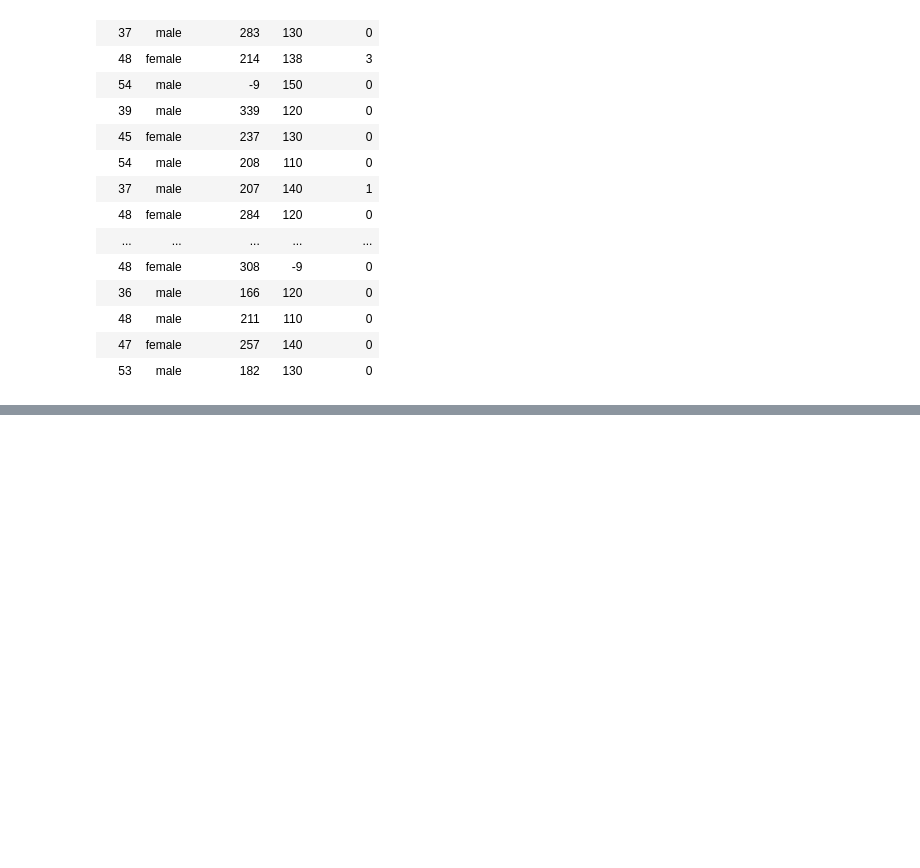
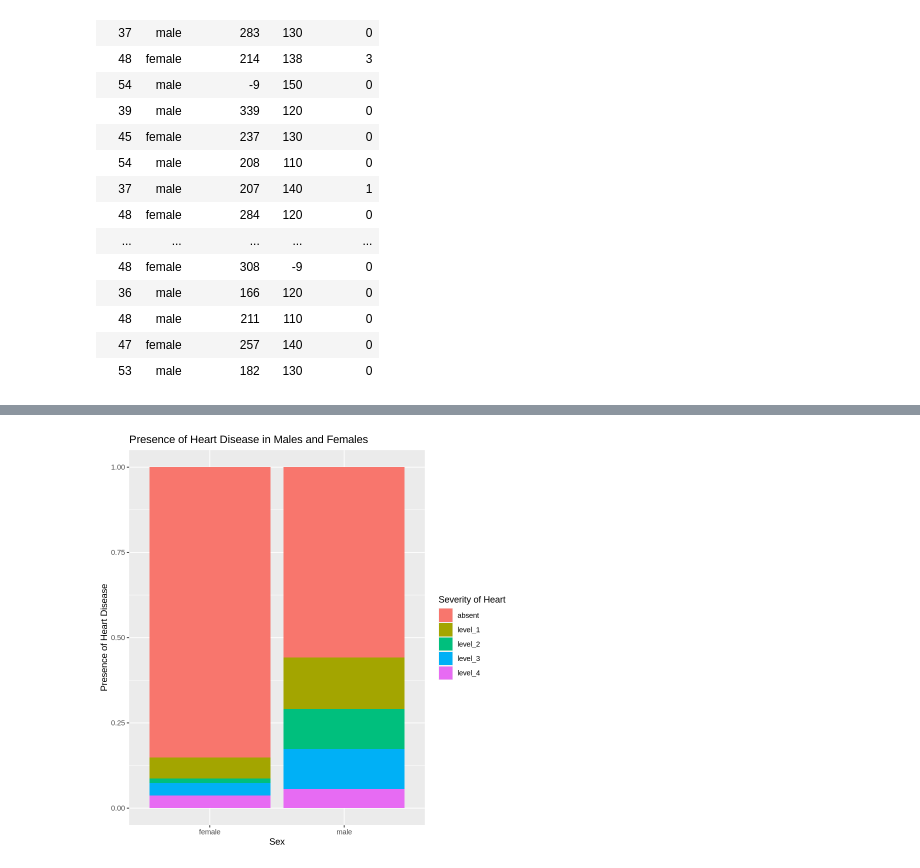
Before and after one commit to denali-gordon/Heart-Disease---Group-Project-DSCI, a Jupyter notebook: heartdiseasecode.ipynb, the cells around one changed output, grey strips where cells are left out. Drawn from its saved outputs; the diff is of its cells as text; code cells hidden in the pictures; blank space fills up the shorter version.

Commit message:
with visualization now!!

```diff
--- a/heartdiseasecode.ipynb
+++ b/heartdiseasecode.ipynb
@@ -179,0 +190,14 @@ A data.frame: 5 × 5
+# %%
+heart_disease_1<- select(heart_disease_final, sex, diagnosis)
+
+heart_disease_1_plot <- heart_disease_1 |>
+   ggplot(aes(x = sex, fill = diagnosis)) +
+   geom_bar(position = 'fill') +
+   xlab("Sex") +
+   ylab("Presence of Heart Disease") +
+   labs(fill = "Severity of Heart") +
+   ggtitle("Presence of Heart Disease in Males and Females")
+
+heart_disease_1_plot
+# %% [output]
+[figure, added]
```
Also changed, not shown: parts of 1 cell of this notebook.
